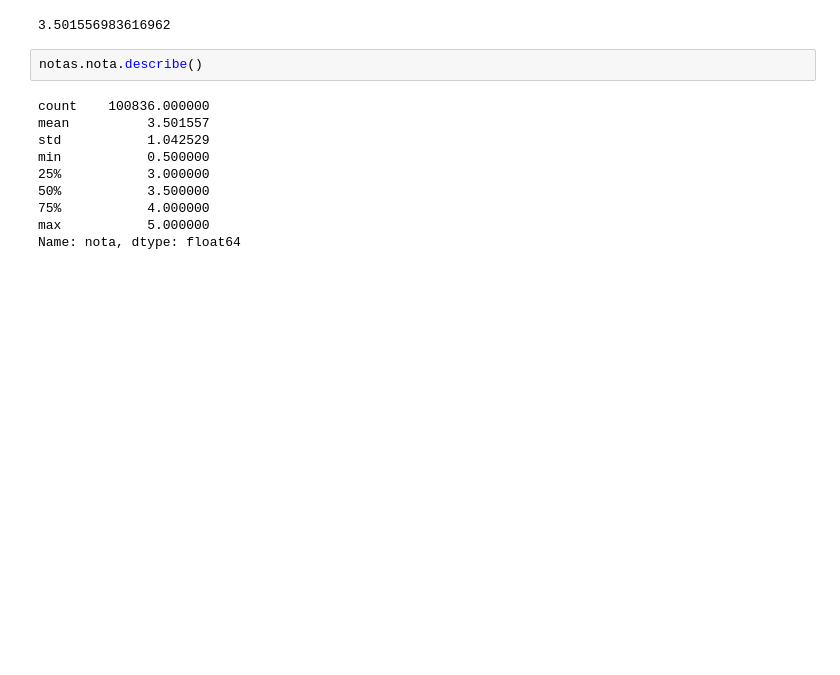
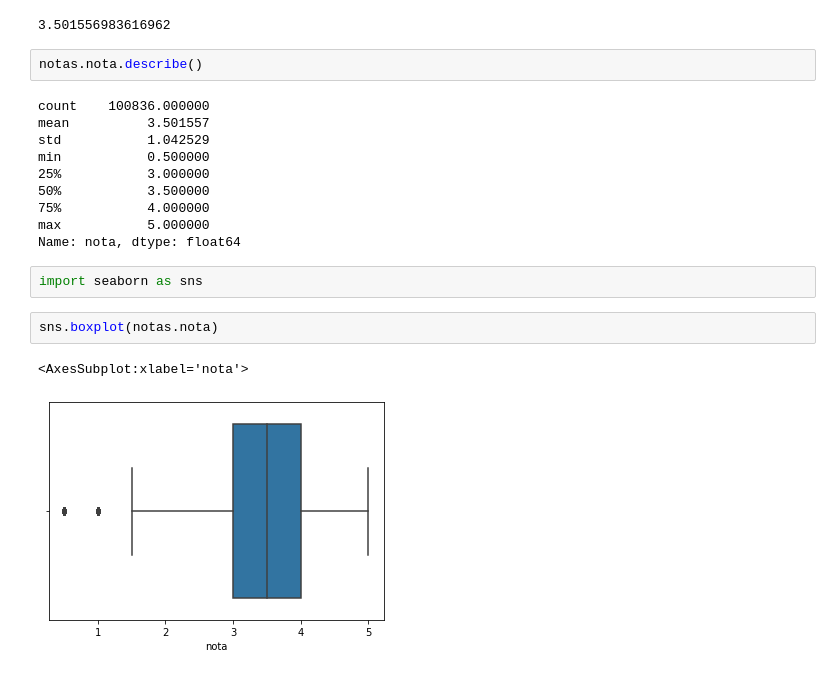
Before and after one commit to rodrigoklein/datascience, a Jupyter notebook: introducao-a-data-science-aula0/introducao-a-data-science-aula0/Introducao a DS.ipynb, the cells around one changed output. Cells and saved outputs as stored; diff of their text form; blank space fills up the shorter version.

```diff
--- a/introducao-a-data-science-aula0/introducao-a-data-science-aula0/Introducao a DS.ipynb
+++ b/introducao-a-data-science-aula0/introducao-a-data-science-aula0/Introducao a DS.ipynb
@@ -118,3 +120,10 @@ min           0.500000
 75%           4.000000
 max           5.000000
 Name: nota, dtype: float64
+# %%
+import seaborn as sns
+# %%
+sns.boxplot(notas.nota)
+# %% [output]
+<AxesSubplot:xlabel='nota'>
+[figure, added]
```
Also changed, not shown: parts of 17 cells of this notebook.
